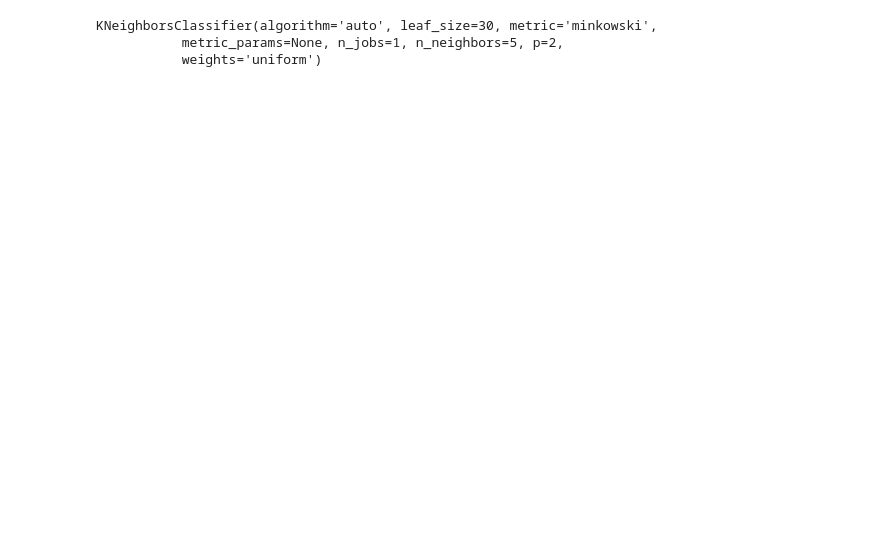
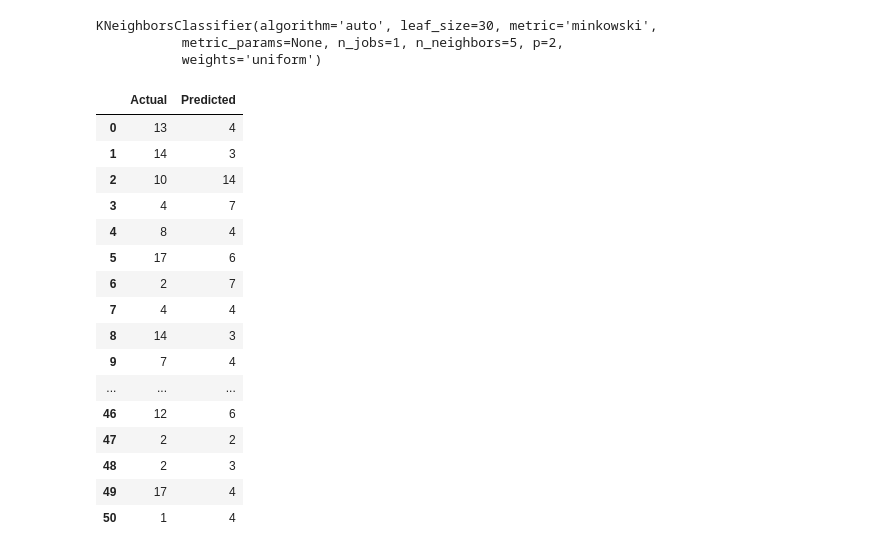
Before and after one commit to ChuckHend/NHL, a Jupyter notebook: NHL_KNN.ipynb, the cells around one changed output. Cells and saved outputs as stored; diff of their text form; code cells hidden in the pictures; blank space fills up the shorter version.

```diff
--- a/NHL_KNN.ipynb
+++ b/NHL_KNN.ipynb
@@ -139,8 +160,25 @@ results = pd.concat([y_validate, predicts], axis=1)
 results.columns = ['Actual', 'Predicted']
 # %%
 # view results
-# knn not good in its current form :(
-#results
+results
+# %% [output]
+|  | Actual | Predicted |
+| 0 | 13 | 4 |
+| 1 | 14 | 3 |
+| 2 | 10 | 14 |
+| 3 | 4 | 7 |
+| 4 | 8 | 4 |
+| 5 | 17 | 6 |
+| 6 | 2 | 7 |
+| 7 | 4 | 4 |
+| 8 | 14 | 3 |
+| 9 | 7 | 4 |
+| ... | ... | ... |
+| 46 | 12 | 6 |
+| 47 | 2 | 2 |
+| 48 | 2 | 3 |
+| 49 | 17 | 4 |
+| 50 | 1 | 4 |
 # %%
 mean_err = np.mean(np.abs(results.Actual - results.Predicted))
 sd_err = np.std(np.abs(results.Actual - results.Predicted))
```
Also changed, not shown: parts of 3 cells of this notebook, 2 other files.
